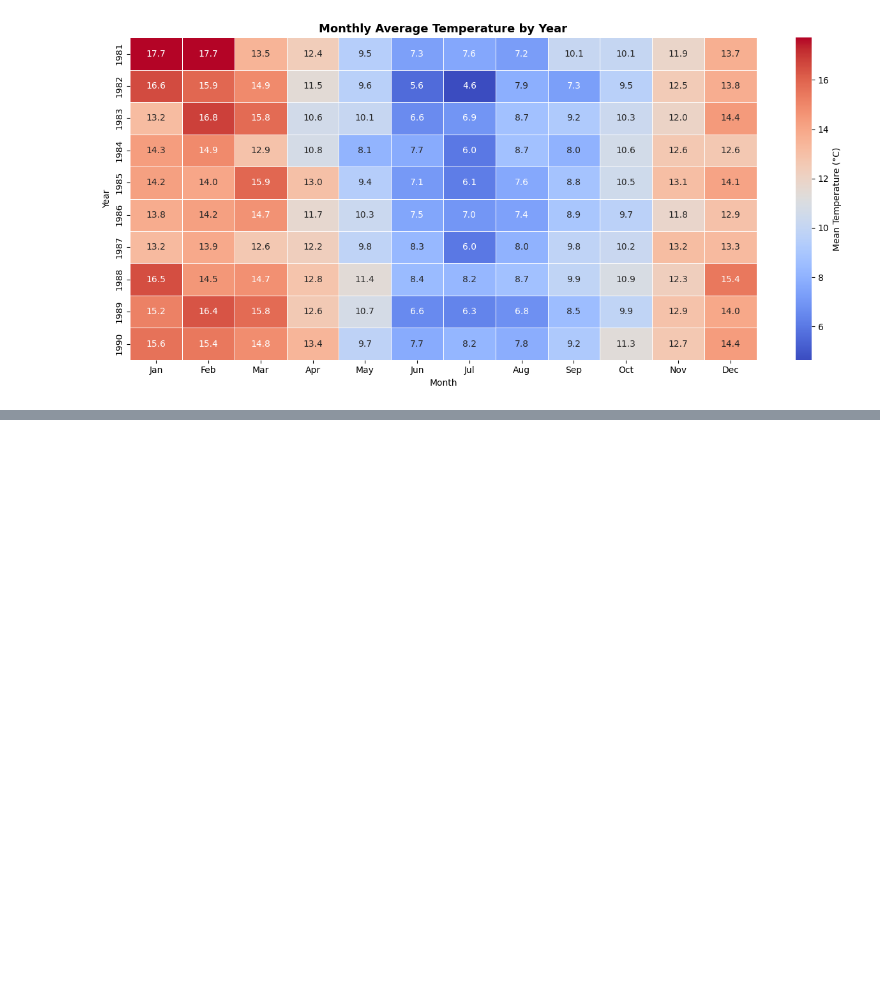
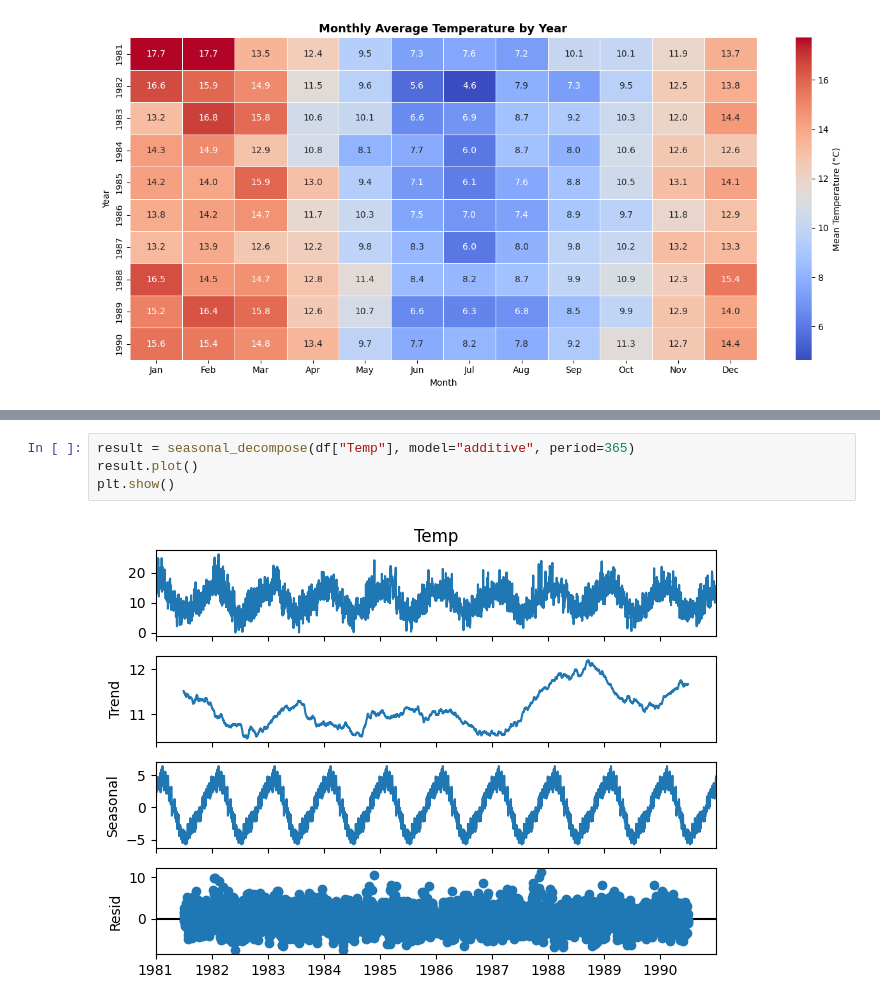
Before and after one commit to anneayensa/Advanced-Machine-Learning, a Jupyter notebook: assigment2/analysisAssignment2.ipynb, the cells around one changed output, grey strips where cells are left out. Drawn from its saved outputs; the diff is of its cells as text; blank space fills up the shorter version.

```diff
--- a/assigment2/analysisAssignment2.ipynb
+++ b/assigment2/analysisAssignment2.ipynb
@@ -268,0 +325,6 @@ plt.show()
+# %%
+result = seasonal_decompose(df["Temp"], model="additive", period=365)
+result.plot()
+plt.show()
+# %% [output]
+[figure, added]
```
Also changed, not shown: parts of 11 cells of this notebook.
